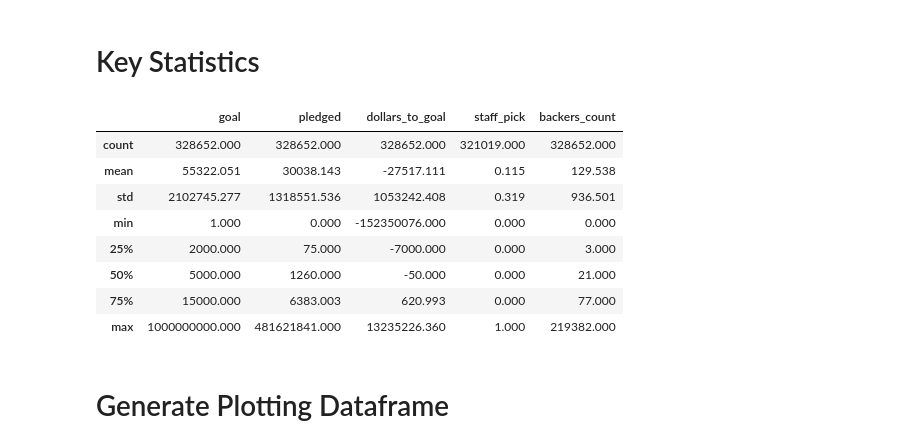
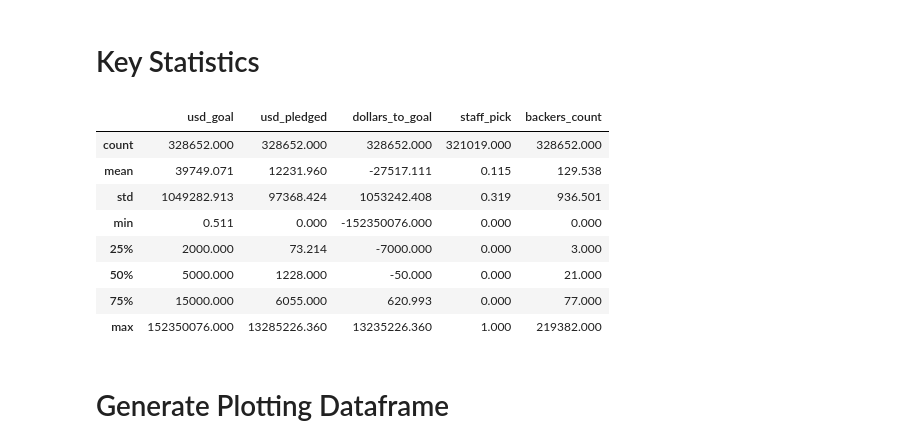
Before and after one commit to sahilpatil98/kickstarter-JMP, a Jupyter notebook: data-analysis/next_project_discontinuity_analysis.ipynb, the cells around one changed output. Saved outputs shown, nothing was run; the diff lists cells and outputs as text; code cells hidden in the pictures.

```diff
--- a/data-analysis/next_project_discontinuity_analysis.ipynb
+++ b/data-analysis/next_project_discontinuity_analysis.ipynb
@@ -45,17 +91,17 @@ df['dollars_to_goal'] = df['usd_pledged']  - df['usd_goal']
 # Key Statistics
 # %%
 # Check success next statistics
-df[['goal', 'pledged', 'dollars_to_goal', 'staff_pick', 'backers_count']].describe()
+df[['usd_goal', 'usd_pledged', 'dollars_to_goal', 'staff_pick', 'backers_count']].describe()
 # %% [output]
-|  | goal | pledged | dollars_to_goal | staff_pick | backers_count |
+|  | usd_goal | usd_pledged | dollars_to_goal | staff_pick | backers_count |
 | count | 328652.000 | 328652.000 | 328652.000 | 321019.000 | 328652.000 |
-| mean | 55322.051 | 30038.143 | -27517.111 | 0.115 | 129.538 |
-| std | 2102745.277 | 1318551.536 | 1053242.408 | 0.319 | 936.501 |
-| min | 1.000 | 0.000 | -152350076.000 | 0.000 | 0.000 |
-| 25% | 2000.000 | 75.000 | -7000.000 | 0.000 | 3.000 |
-| 50% | 5000.000 | 1260.000 | -50.000 | 0.000 | 21.000 |
-| 75% | 15000.000 | 6383.003 | 620.993 | 0.000 | 77.000 |
-| max | 1000000000.000 | 481621841.000 | 13235226.360 | 1.000 | 219382.000 |
+| mean | 39749.071 | 12231.960 | -27517.111 | 0.115 | 129.538 |
+| std | 1049282.913 | 97368.424 | 1053242.408 | 0.319 | 936.501 |
+| min | 0.511 | 0.000 | -152350076.000 | 0.000 | 0.000 |
+| 25% | 2000.000 | 73.214 | -7000.000 | 0.000 | 3.000 |
+| 50% | 5000.000 | 1228.000 | -50.000 | 0.000 | 21.000 |
+| 75% | 15000.000 | 6055.000 | 620.993 | 0.000 | 77.000 |
+| max | 152350076.000 | 13285226.360 | 13235226.360 | 1.000 | 219382.000 |
 # %%
 # Replace nas with 0
 filled_df = df.copy()
```
Also changed, not shown: parts of 34 cells of this notebook.
